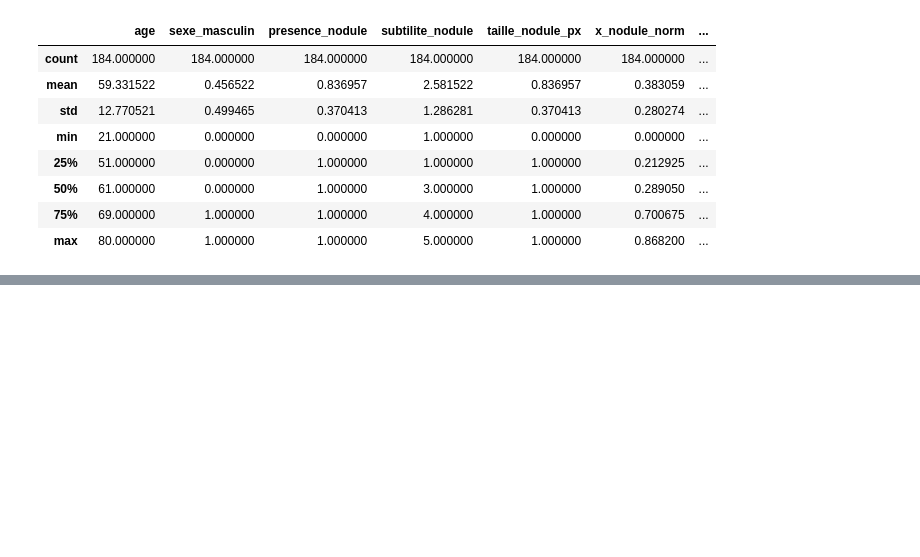
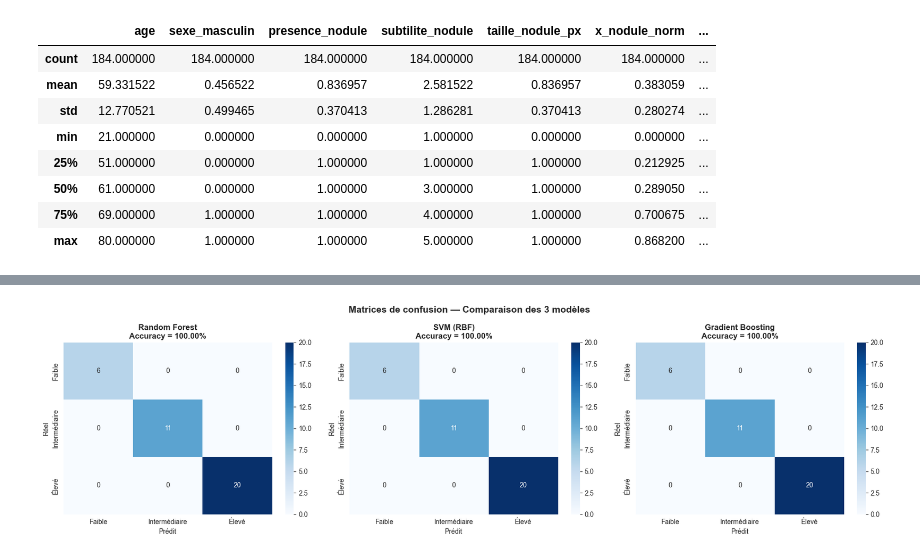
Before and after one commit to Oumarjalloh/D-tection-du-cancer-pulmonaire, a Jupyter notebook: tp_cancer.ipynb, the cells around one changed output, grey strips where cells are left out. Saved outputs shown, nothing was run; the diff lists cells and outputs as text; code cells hidden in the pictures; blank space fills up the shorter version.

Commit message:
Classification tabulaire (risque de malignité)

```diff
--- a/tp_cancer.ipynb
+++ b/tp_cancer.ipynb
@@ -116,0 +152,26 @@ plt.show()
+# %%
+from sklearn.ensemble import RandomForestClassifier, GradientBoostingClassifier
+from sklearn.svm import SVC
+from sklearn.metrics import classification_report, confusion_matrix, accuracy_score
+
+models = {
+    'Random Forest': RandomForestClassifier(n_estimators=200, random_state=42, class_weight='balanced'),
+    'SVM (RBF)': SVC(kernel='rbf', probability=True, random_state=42, class_weight='balanced'),
+    'Gradient Boosting': GradientBoostingClassifier(n_estimators=200, learning_rate=0.1, random_state=42)
+}
+
+results = {}
+
+for name, model in models.items():
+    print(f"\n{'='*60}")
+    print(f"  {name}")
+    print(f"{'='*60}")
+
+    model.fit(X_train_scaled, y_train)
+    y_pred = model.predict(X_test_scaled)
+    acc = accuracy_score(y_test, y_pred)
+    results[name] = {'model': model, 'accuracy': acc, 'y_pred': y_pred}
+
+    print(f"\nAccuracy : {acc:.4f}")
+    print(f"\nRapport de classification :")
+    print(classification_report(y_test, y_pred, target_names=['Faible', 'Intermédiaire', 'Élevé']))
@@ -116,0 +196,17 @@ plt.show()
+# %%
+fig, axes = plt.subplots(1, 3, figsize=(18, 5))
+class_names = ['Faible', 'Intermédiaire', 'Élevé']
+
+for ax, (name, res) in zip(axes, results.items()):
+    cm = confusion_matrix(y_test, res['y_pred'])
+    sns.heatmap(cm, annot=True, fmt='d', cmap='Blues', xticklabels=class_names,
+                yticklabels=class_names, ax=ax)
+    ax.set_title(f"{name}\nAccuracy = {res['accuracy']:.2%}", fontsize=12, fontweight='bold')
+    ax.set_xlabel('Prédit')
+    ax.set_ylabel('Réel')
+
+plt.suptitle('Matrices de confusion — Comparaison des 3 modèles', fontsize=14, fontweight='bold')
+plt.tight_layout()
+plt.show()
+# %% [output]
+[figure, added]
```
Also changed, not shown: parts of 7 cells of this notebook, 2 other files.
